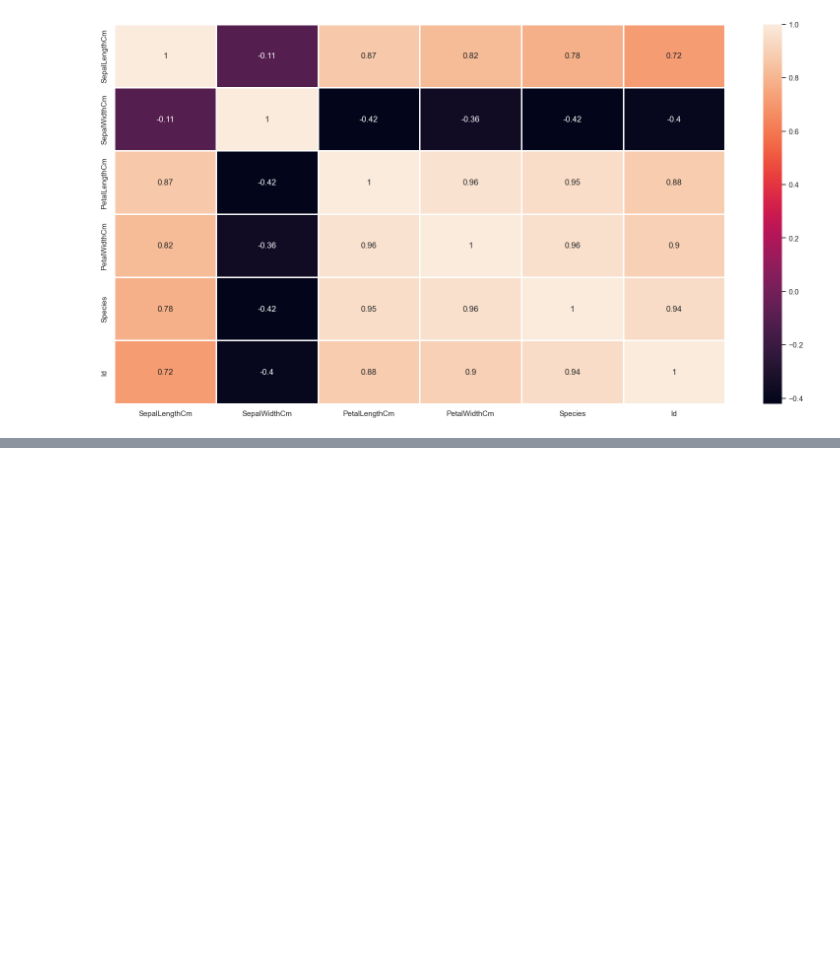
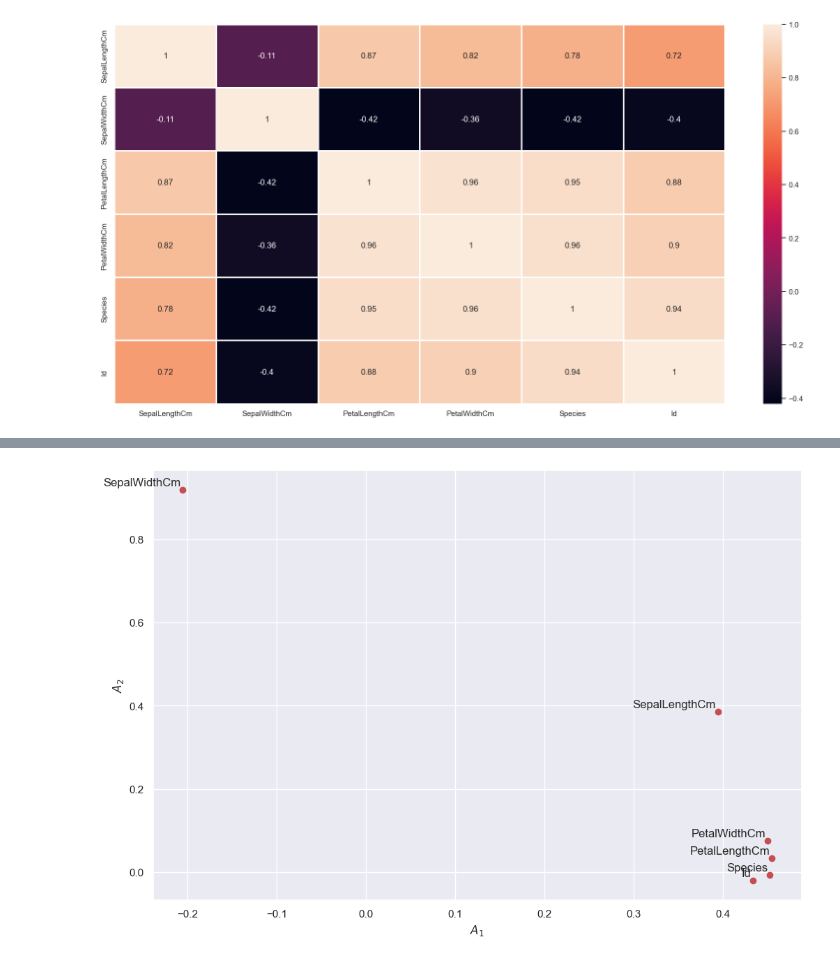
Before and after one commit to Tobilobaaxx/iris_pca_detection, a Jupyter notebook: classifieddata.ipynb, the cells around one changed output, grey strips where cells are left out. Cells and saved outputs as stored; diff of their text form; code cells hidden in the pictures; blank space fills up the shorter version.

```diff
--- a/classifieddata.ipynb
+++ b/classifieddata.ipynb
@@ -130,0 +162,3 @@ NameError: name 'y' is not defined
+# %%
+A = pca.components_.T
+print(f'Eigenvector matrix:\n{A}')
@@ -130,0 +173,9 @@ NameError: name 'y' is not defined
+# %%
+plt.figure()
+plt.scatter(A[:,0],A[:,1],c='r')
+plt.xlabel('$A_1$')
+plt.ylabel('$A_2$')
+for label, x, y in zip(variables, A[:, 0], A[:, 1]):
+  plt.annotate(label, xy=(x, y), xytext=(-2, 2), textcoords='offset points', ha='right', va='bottom')
+# %% [output]
+[figure, added]
```
Also changed, not shown: parts of 15 cells of this notebook, 1 other file.
